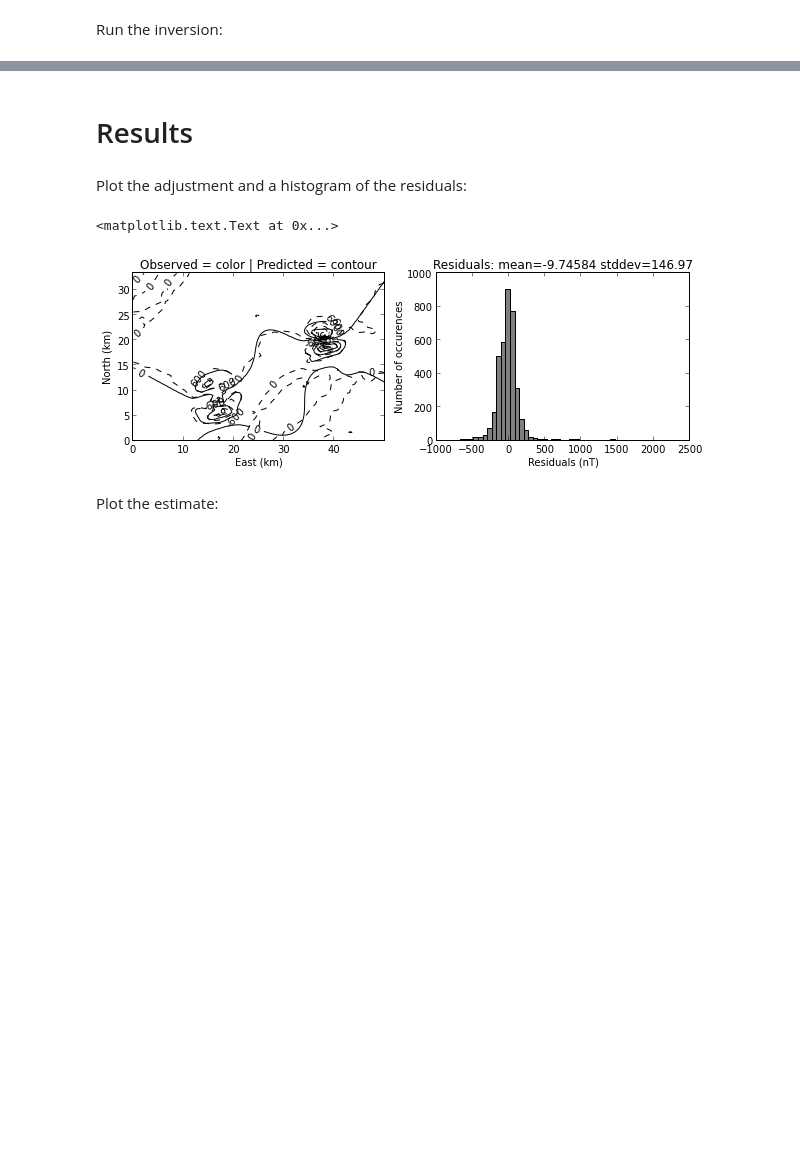
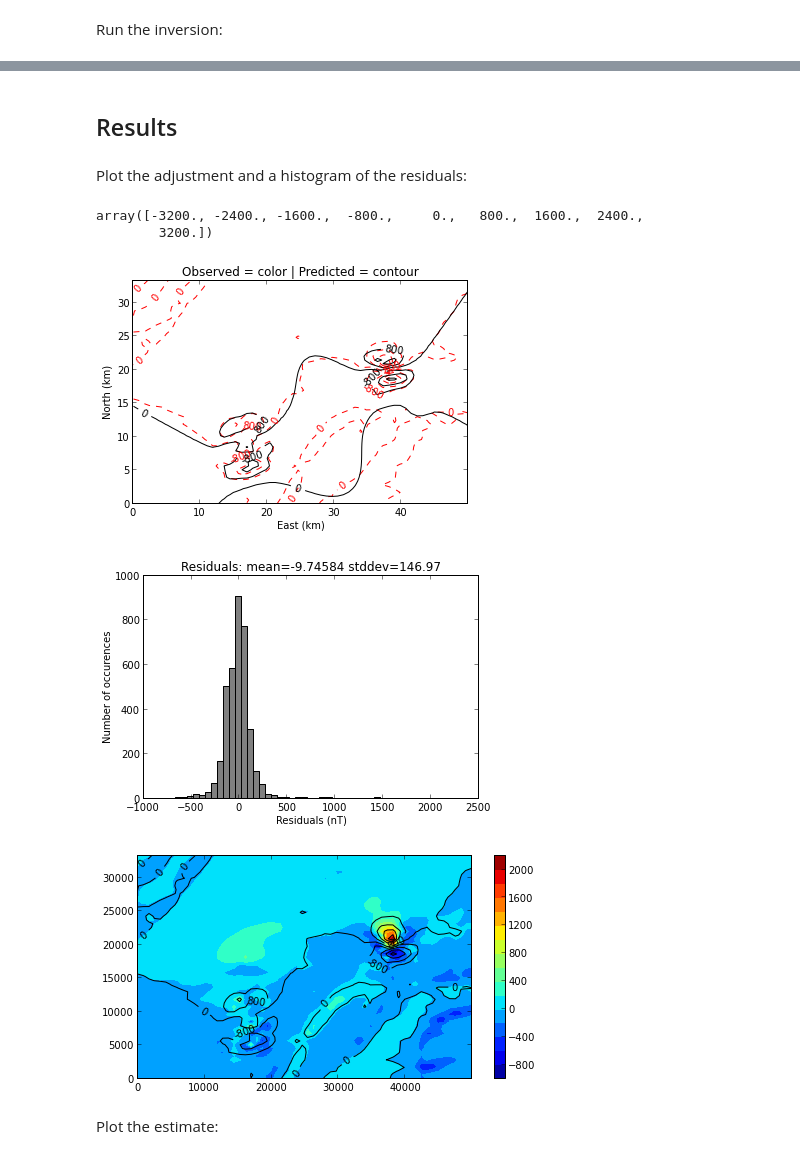
Before and after one commit to leouieda/agu-cancun2013, a Jupyter notebook: morro-do-engenho/ME-A2-inversion.ipynb, the cells around one changed output, grey strips where cells are left out. Cells and saved outputs as stored; diff of their text form; code cells hidden in the pictures; blank space fills up the shorter version.

```diff
--- a/morro-do-engenho/ME-A2-inversion.ipynb
+++ b/morro-do-engenho/ME-A2-inversion.ipynb
@@ -139,32 +138,39 @@ Range of total field anomaly: 7449.23912
 Residuals standard deviation: 146.97043395
 Percent of residuals standard deviation: 1.97295900403
 # %% [markdown]
-# Results
+## Results
 # %% [markdown]
 Plot the adjustment and a histogram of the residuals:
 # %%
-mpl.figure(figsize=(10, 3))
-
-mpl.subplot(1, 2, 1)
+mpl.figure()
 shape = (60, 60)
 mpl.title("Observed = color | Predicted = contour")
 mpl.axis('scaled')
-levels = mpl.contour(y, x, tf, shape, 12, interp=True, style='dashed')
+levels = mpl.contour(y, x, tf, shape, 10, interp=True, color='r', style='dashed')
 #mpl.colorbar()
 mpl.contour(y, x, predicted[0], shape, levels, interp=True)
 mpl.xlabel('East (km)')
 mpl.ylabel('North (km)')
 mpl.m2km()
 
-mpl.subplot(1, 2, 2)
+mpl.figure()
 mpl.title('Residuals: mean=%g stddev=%g' % (residuals.mean(), residuals.std()))
 mpl.hist(residuals, bins=50, color='gray')
 mpl.xlabel('Residuals (nT)')
 mpl.ylabel('Number of occurences')
 #mpl.xlim(-1000, 1000)
+
+mpl.figure(figsize=(8,4))
+mpl.axis('scaled')
+mpl.contourf(y, x, residuals, shape, 15, interp=True)
+mpl.colorbar()
+mpl.contour(y, x, tf, shape, 10, interp=True)
 # %% [output]
-<matplotlib.text.Text at 0x...>
+array([-3200., -2400., -1600.,  -800.,     0.,   800.,  1600.,  2400.,
+        3200.])
-[figure, old version]
+[figure, new version]
+[figure, added]
+[figure, added]
 # %% [markdown]
 Plot the estimate:
 # %%
```
Also changed, not shown: parts of 11 cells of this notebook, 1 other file.
